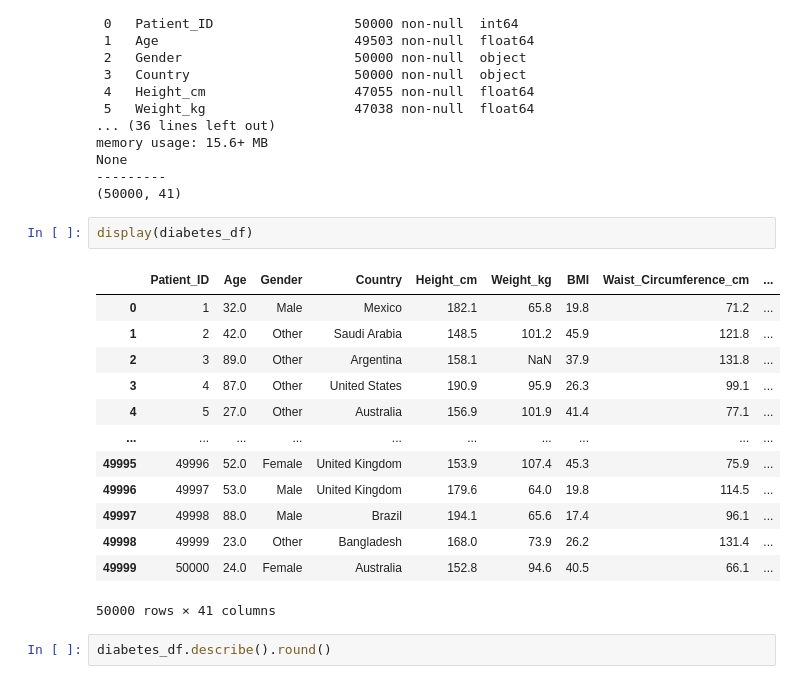
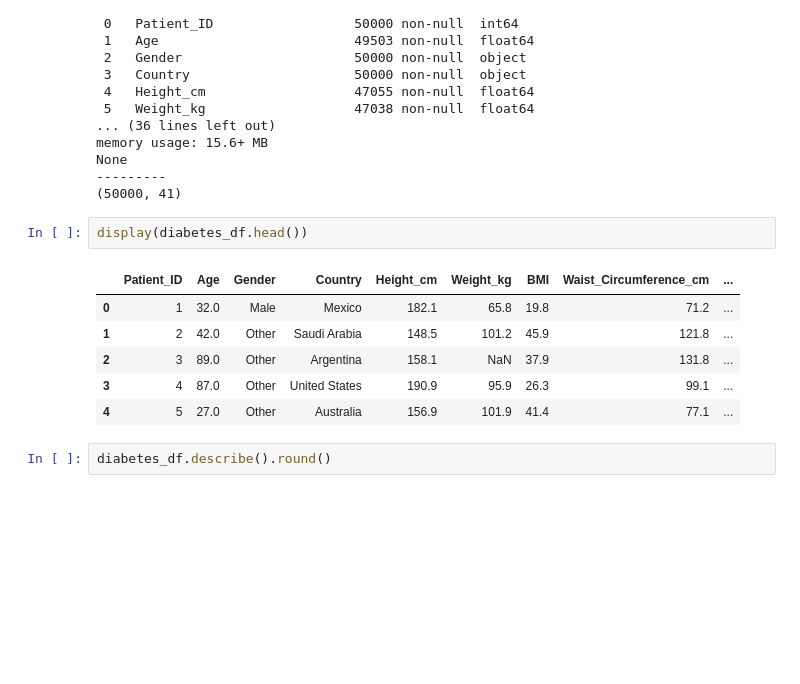
Before and after one commit to NicolePruijssers/Portfolio, a Jupyter notebook: diabetes risk predictor.ipynb, the cells around one changed output. Saved outputs shown, nothing was run; the diff lists cells and outputs as text; blank space fills up the shorter version.

```diff
--- a/diabetes risk predictor.ipynb
+++ b/diabetes risk predictor.ipynb
@@ -56,21 +56,14 @@ None
 ---------
 (50000, 41)
 # %%
-display(diabetes_df)
+display(diabetes_df.head())
 # %% [output]
 |  | Patient_ID | Age | Gender | Country | Height_cm | Weight_kg | BMI | Waist_Circumference_cm | ... |
 | 0 | 1 | 32.0 | Male | Mexico | 182.1 | 65.8 | 19.8 | 71.2 | ... |
 | 1 | 2 | 42.0 | Other | Saudi Arabia | 148.5 | 101.2 | 45.9 | 121.8 | ... |
 | 2 | 3 | 89.0 | Other | Argentina | 158.1 | NaN | 37.9 | 131.8 | ... |
 | 3 | 4 | 87.0 | Other | United States | 190.9 | 95.9 | 26.3 | 99.1 | ... |
 | 4 | 5 | 27.0 | Other | Australia | 156.9 | 101.9 | 41.4 | 77.1 | ... |
-| ... | ... | ... | ... | ... | ... | ... | ... | ... | ... |
-| 49995 | 49996 | 52.0 | Female | United Kingdom | 153.9 | 107.4 | 45.3 | 75.9 | ... |
-| 49996 | 49997 | 53.0 | Male | United Kingdom | 179.6 | 64.0 | 19.8 | 114.5 | ... |
-| 49997 | 49998 | 88.0 | Male | Brazil | 194.1 | 65.6 | 17.4 | 96.1 | ... |
-| 49998 | 49999 | 23.0 | Other | Bangladesh | 168.0 | 73.9 | 26.2 | 131.4 | ... |
-| 49999 | 50000 | 24.0 | Female | Australia | 152.8 | 94.6 | 40.5 | 66.1 | ... |
-50000 rows × 41 columns
 # %%
 diabetes_df.describe().round()
 # %% [output]
```
Also changed, not shown: parts of 5 cells of this notebook.
